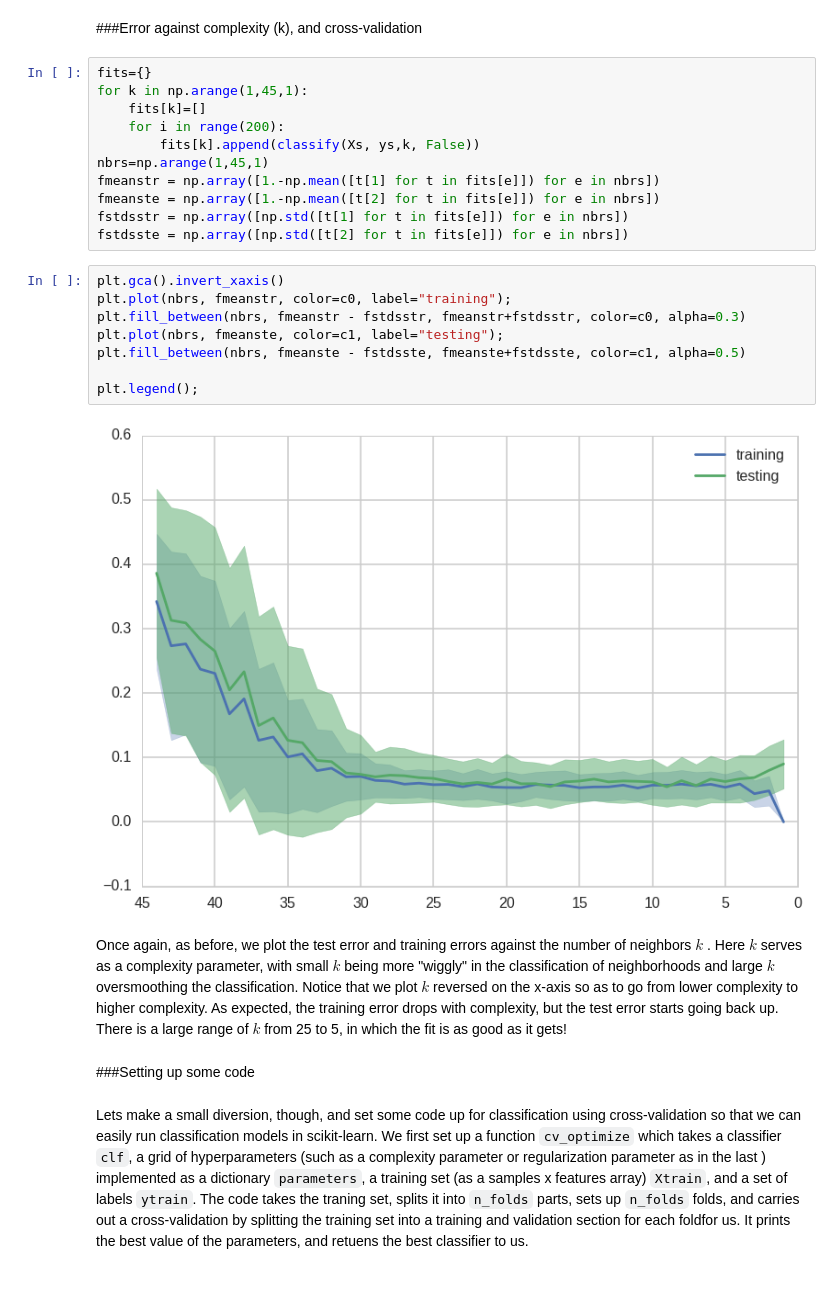
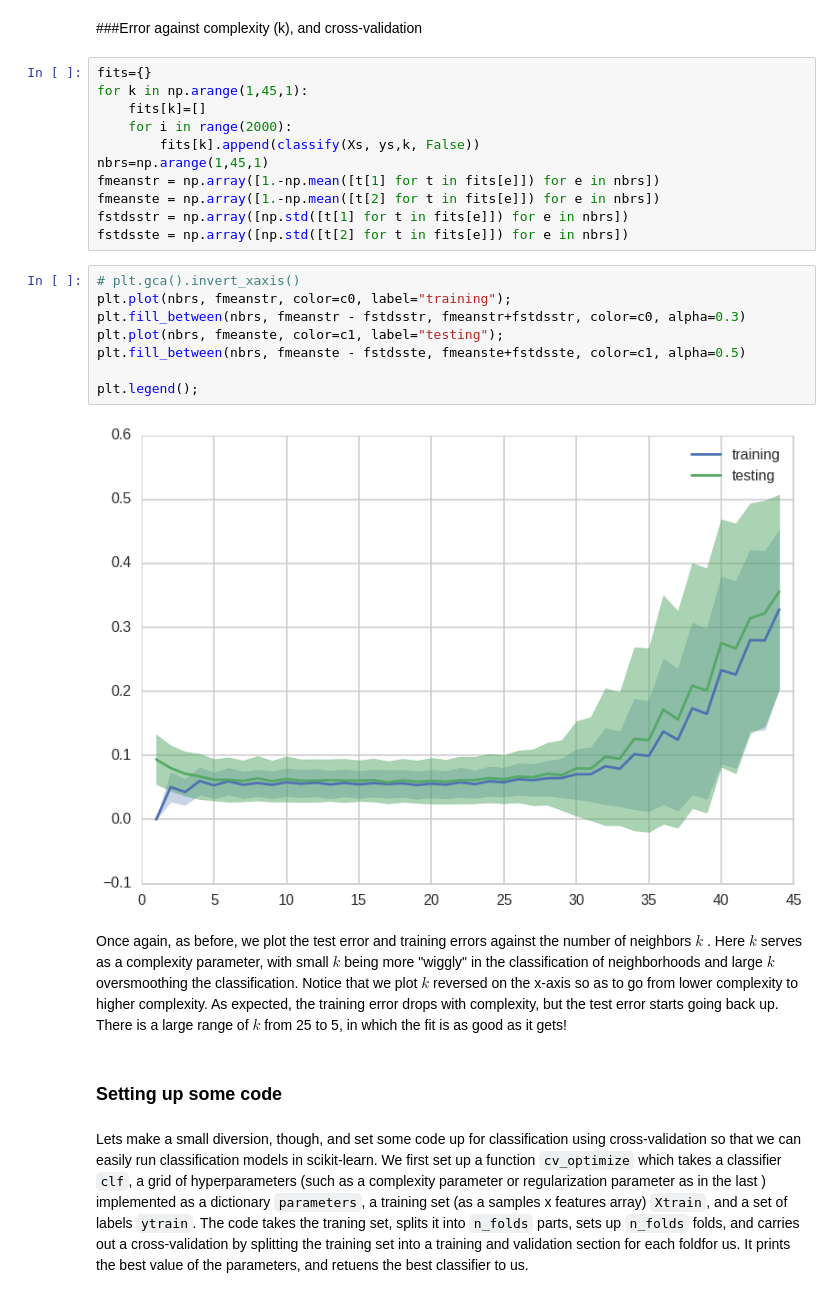
Before and after one commit to clementlefevre/CS109, a Jupyter notebook: lab2015/2015lab5/Classification.ipynb, the cells around one changed output. Drawn from its saved outputs; the diff is of its cells as text.

```diff
--- a/lab2015/2015lab5/Classification.ipynb
+++ b/lab2015/2015lab5/Classification.ipynb
@@ -443,7 +443,7 @@ We thus once again need to find the balance between the high bias (large $k$) ca
 fits={}
 for k in np.arange(1,45,1):
     fits[k]=[]
-    for i in range(200):
+    for i in range(2000):
         fits[k].append(classify(Xs, ys,k, False))
 nbrs=np.arange(1,45,1)
 fmeanstr = np.array([1.-np.mean([t[1] for t in fits[e]]) for e in nbrs])
@@ -451,19 +451,19 @@ fmeanste = np.array([1.-np.mean([t[2] for t in fits[e]]) for e in nbrs])
 fstdsstr = np.array([np.std([t[1] for t in fits[e]]) for e in nbrs])
 fstdsste = np.array([np.std([t[2] for t in fits[e]]) for e in nbrs])
 # %%
-plt.gca().invert_xaxis()
+# plt.gca().invert_xaxis()
 plt.plot(nbrs, fmeanstr, color=c0, label="training");
 plt.fill_between(nbrs, fmeanstr - fstdsstr, fmeanstr+fstdsstr, color=c0, alpha=0.3)
 plt.plot(nbrs, fmeanste, color=c1, label="testing");
 plt.fill_between(nbrs, fmeanste - fstdsste, fmeanste+fstdsste, color=c1, alpha=0.5)
 
 plt.legend();
 # %% [output]
-[figure, old version]
+[figure, new version]
 # %% [markdown]
 Once again, as before, we plot the test error and training errors against the number of neighbors $k$ . Here $k$ serves as a complexity parameter, with small $k$ being more "wiggly" in the classification of neighborhoods and large $k$ oversmoothing the classification. Notice that we plot $k$ reversed on the x-axis so as to go from lower complexity to higher complexity. As expected, the training error drops with complexity, but the test error starts going back up. There is a large range of $k$ from 25 to 5, in which the fit is as good as it gets!
 # %% [markdown]
-###Setting up some code
+### Setting up some code
 # %% [markdown]
 Lets make a small diversion, though, and set some code up for classification using cross-validation so that we can easily run classification models in scikit-learn. We first set up a function `cv_optimize` which takes a classifier `clf`, a grid of hyperparameters (such as a complexity parameter or regularization parameter as in the last ) implemented as a dictionary `parameters`, a training set (as a samples x features array) `Xtrain`, and a set of labels `ytrain`. The code takes the traning set, splits it into `n_folds` parts, sets up `n_folds` folds, and carries out a cross-validation by splitting the training set into a training and validation section for each foldfor us. It prints the best value of the parameters, and retuens the best classifier to us.
 # %%
```
Also changed, not shown: parts of 17 cells of this notebook, 5 other files.
